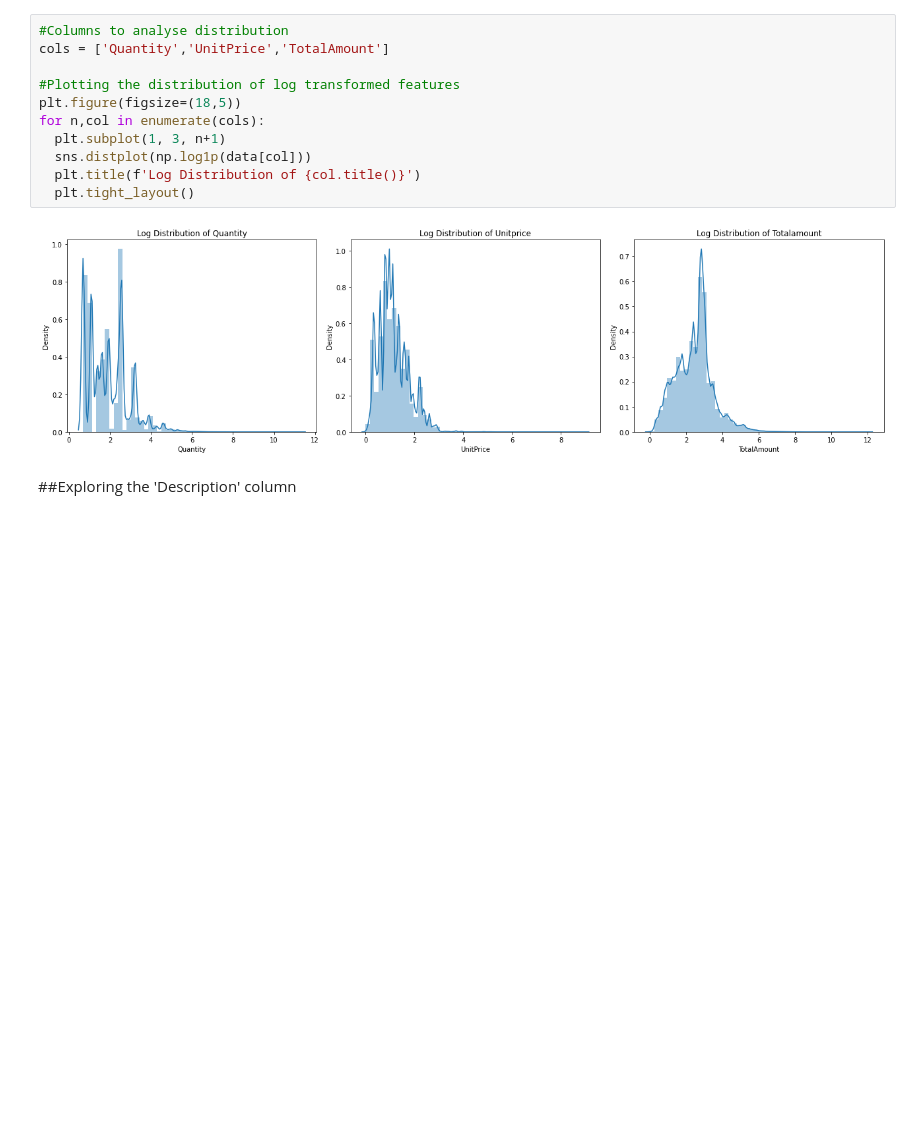
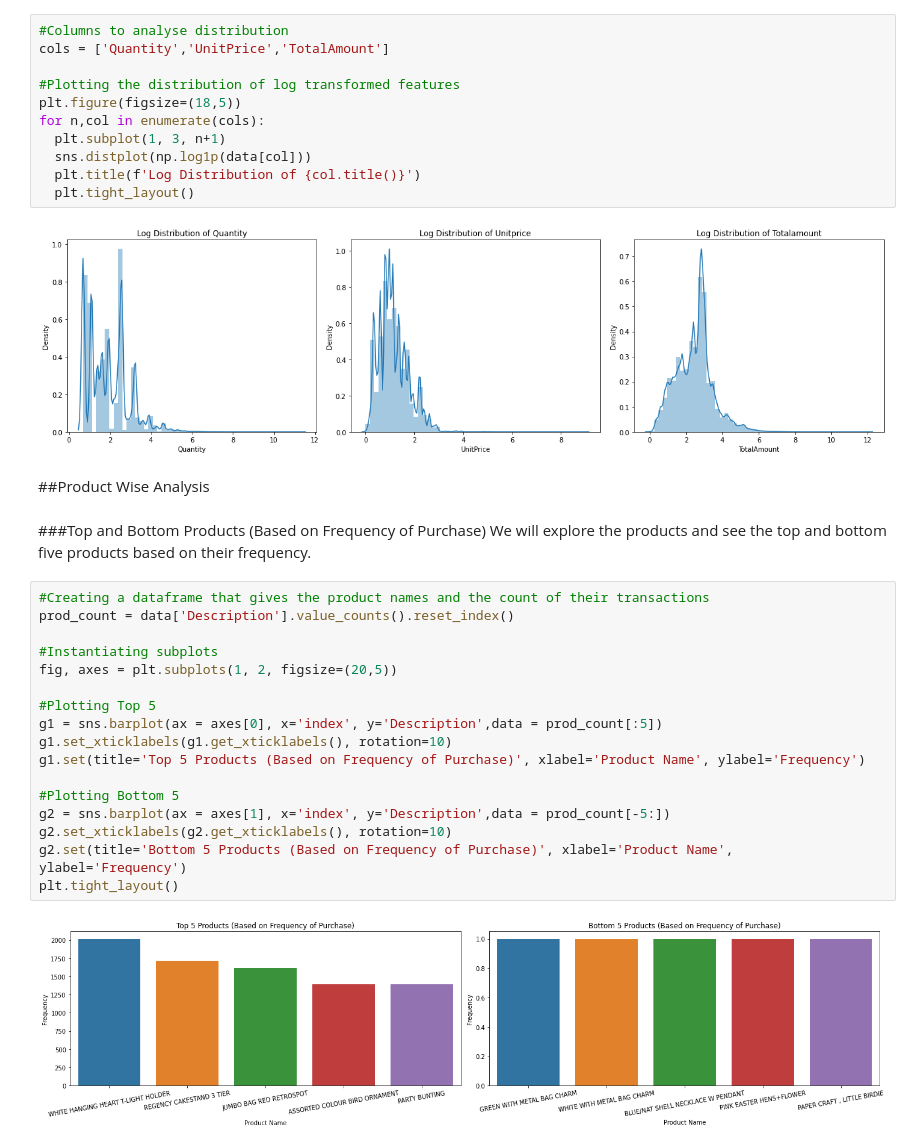
Before and after one commit to shadabsgit/ML-Clustering-Capstone-Project, a Jupyter notebook: Online_Retail_Customer_Segmentation_Capstone_Project.ipynb, the cells around one changed output. Drawn from its saved outputs; the diff is of its cells as text; blank space fills up the shorter version.

```diff
--- a/Online_Retail_Customer_Segmentation_Capstone_Project.ipynb
+++ b/Online_Retail_Customer_Segmentation_Capstone_Project.ipynb
@@ -319,5 +319,27 @@ for n,col in enumerate(cols):
   plt.tight_layout()
 # %% [output]
 [figure]
-# %% [markdown]
-##Exploring the 'Description' column
+# %% [markdown]
+##Product Wise Analysis
+# %% [markdown]
+###Top and Bottom Products (Based on Frequency of Purchase)
+We will explore the products and see the top and bottom five products based on their frequency.
+# %%
+#Creating a dataframe that gives the product names and the count of their transactions
+prod_count = data['Description'].value_counts().reset_index()
+
+#Instantiating subplots
+fig, axes = plt.subplots(1, 2, figsize=(20,5))
+
+#Plotting Top 5
+g1 = sns.barplot(ax = axes[0], x='index', y='Description',data = prod_count[:5])
+g1.set_xticklabels(g1.get_xticklabels(), rotation=10)
+g1.set(title='Top 5 Products (Based on Frequency of Purchase)', xlabel='Product Name', ylabel='Frequency')
+
+#Plotting Bottom 5
+g2 = sns.barplot(ax = axes[1], x='index', y='Description',data = prod_count[-5:])
+g2.set_xticklabels(g2.get_xticklabels(), rotation=10)
+g2.set(title='Bottom 5 Products (Based on Frequency of Purchase)', xlabel='Product Name', ylabel='Frequency')
+plt.tight_layout()
+# %% [output]
+[figure, added]
```
Also changed, not shown: parts of 15 cells of this notebook.
